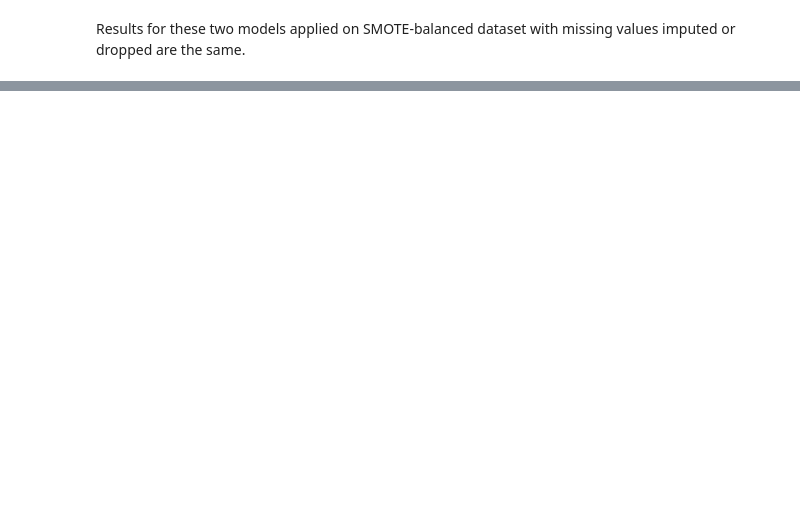
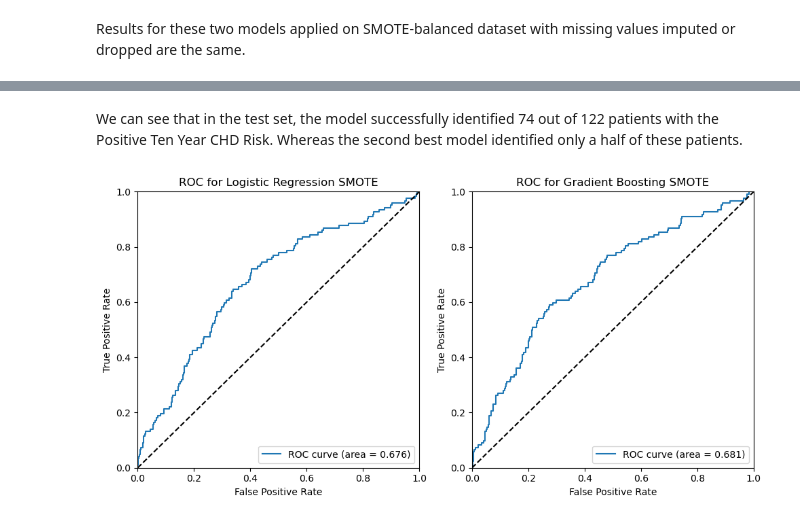
Before and after one commit to airenare/Heart-Disease-Risk-Prediction, a Jupyter notebook: notebooks/4_modeling.ipynb, the cells around one changed output, grey strips where cells are left out. Saved outputs shown, nothing was run; the diff lists cells and outputs as text; code cells hidden in the pictures; blank space fills up the shorter version.

```diff
--- a/notebooks/4_modeling.ipynb
+++ b/notebooks/4_modeling.ipynb
@@ -1119,0 +1182,34 @@ Based on the evaluation of models, the best model is the Gradient Boost model ap
+# %% [markdown]
+We can see that in the test set, the model successfully identified 74 out of 122 patients with the Positive Ten Year CHD Risk. Whereas the second best model identified only a half of these patients.
+# %%
+# View the ROC curves for the best and second best models side by side
+fig, ax = plt.subplots(1, 2, figsize=(10, 5))
+
+# ROC curve for Logistic Regression SMOTE
+fpr, tpr, thresholds = roc_curve(y_test, best_model.predict_proba(X_test)[:,1])
+roc_auc = auc(fpr, tpr)
+ax[0].plot(fpr, tpr, label='ROC curve (area = %0.3f)' % roc_auc)
+ax[0].plot([0, 1], [0, 1], 'k--')
+ax[0].set_xlim([0.0, 1.0])
+ax[0].set_ylim([0.0, 1.0])
+ax[0].set_xlabel('False Positive Rate')
+ax[0].set_ylabel('True Positive Rate')
+ax[0].set_title('ROC for Logistic Regression SMOTE')
+ax[0].legend(loc="lower right")
+
+# ROC curve for Gradient Boosting SMOTE
+fpr, tpr, thresholds = roc_curve(y_test, second_best_model.predict_proba(X_test)[:,1])
+roc_auc = auc(fpr, tpr)
+ax[1].plot(fpr, tpr, label='ROC curve (area = %0.3f)' % roc_auc)
+ax[1].plot([0, 1], [0, 1], 'k--')
+ax[1].set_xlim([0.0, 1.0])
+ax[1].set_ylim([0.0, 1.0])
+ax[1].set_xlabel('False Positive Rate')
+ax[1].set_ylabel('True Positive Rate')
+ax[1].set_title('ROC for Gradient Boosting SMOTE')
+ax[1].legend(loc="lower right")
+
+plt.tight_layout()
+plt.show()
+# %% [output]
+[figure, added]
```
Also changed, not shown: parts of 19 cells of this notebook.
